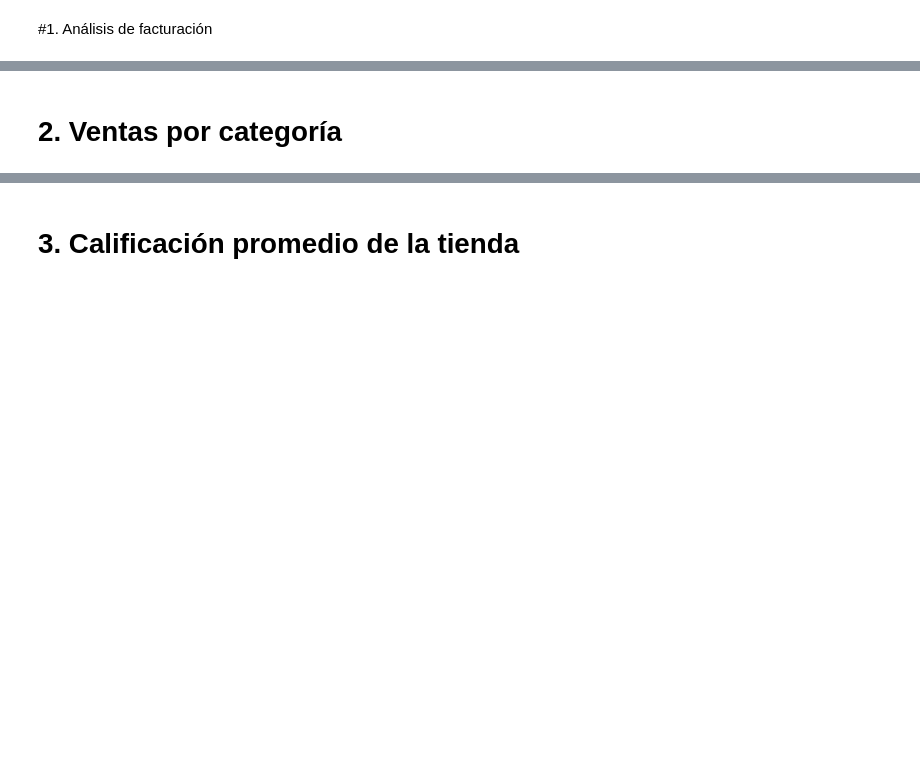
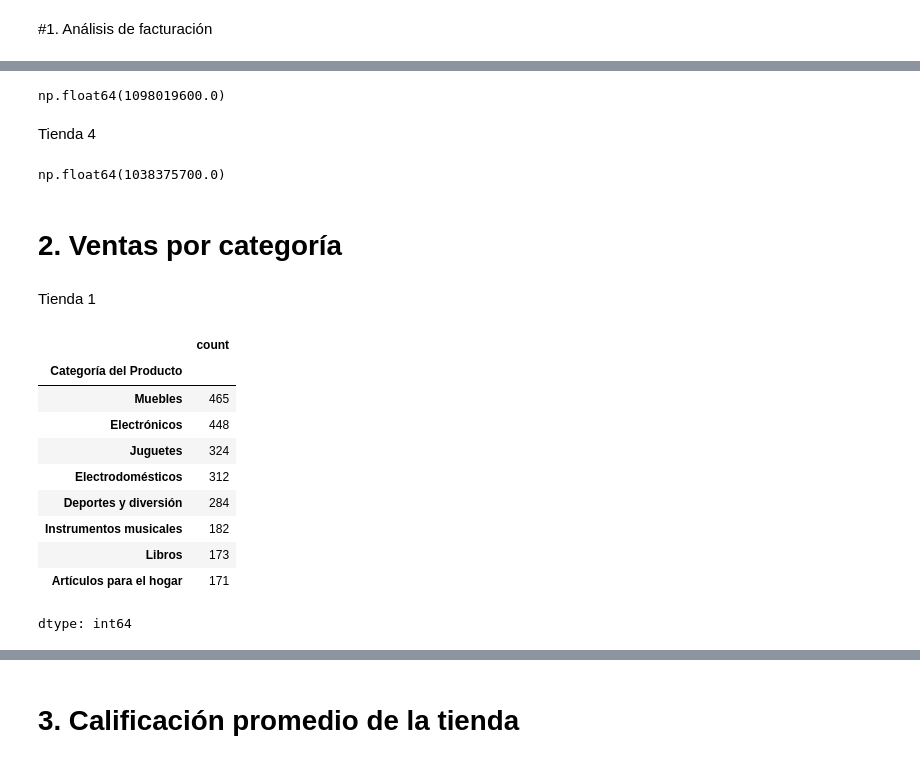
Before and after one commit to DarkLyng/Challenge_Alura_Store, a Jupyter notebook: AluraStoreLatam.ipynb, the cells around one changed output, grey strips where cells are left out. Drawn from its saved outputs; the diff is of its cells as text; code cells hidden in the pictures; blank space fills up the shorter version.

```diff
--- a/AluraStoreLatam.ipynb
+++ b/AluraStoreLatam.ipynb
@@ -55,2 +71,31 @@ tienda4.head()
+# %%
+t3_total_precio = tienda3["Precio"].sum()
+t3_total_precio
+# %% [output]
+np.float64(1098019600.0)
+# %% [markdown]
+Tienda 4
+# %%
+t4_total_precio = tienda4["Precio"].sum()
+t4_total_precio
+# %% [output]
+np.float64(1038375700.0)
 # %% [markdown]
 # 2. Ventas por categoría
+# %% [markdown]
+Tienda 1
+# %%
+t1_ventas_categ = tienda["Categoría del Producto"].value_counts()
+t1_ventas_categ
+# %% [output]
+|  | count |
+| Categoría del Producto |  |
+| Muebles | 465 |
+| Electrónicos | 448 |
+| Juguetes | 324 |
+| Electrodomésticos | 312 |
+| Deportes y diversión | 284 |
+| Instrumentos musicales | 182 |
+| Libros | 173 |
+| Artículos para el hogar | 171 |
+dtype: int64
```
Also changed, not shown: parts of 19 cells of this notebook.
